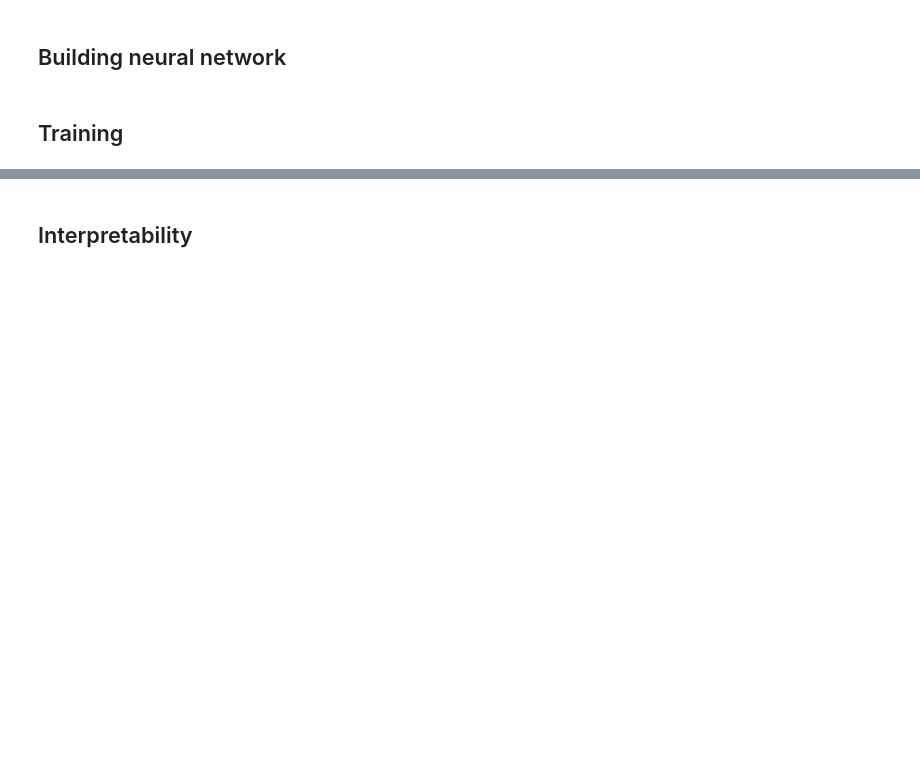
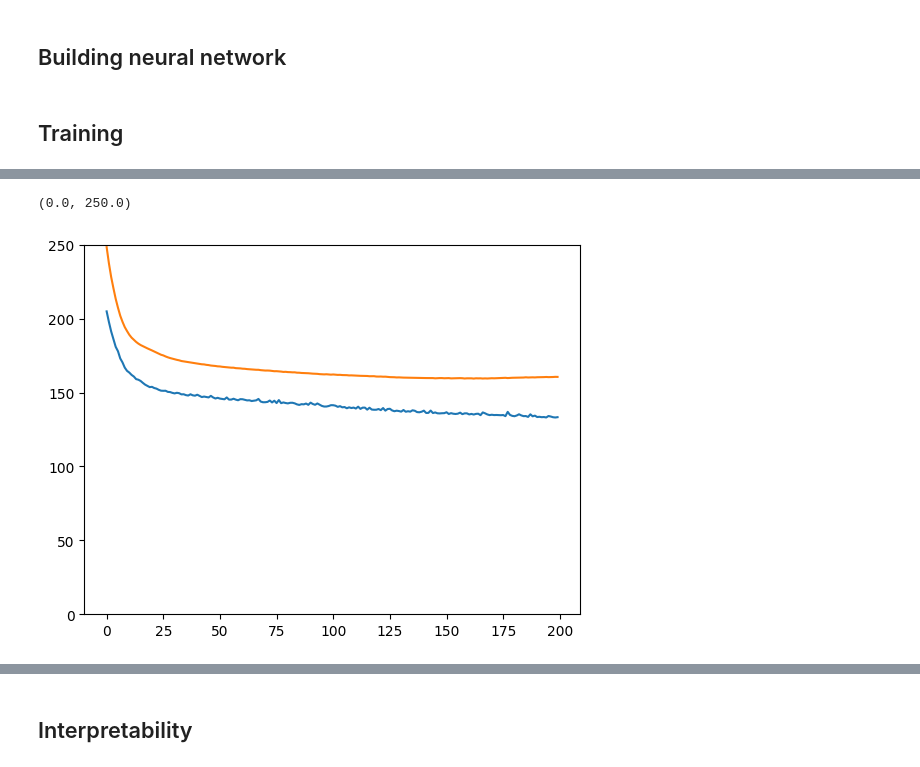
Before and after one commit to BDomzal/inks, a Jupyter notebook: inks_nn.ipynb, the cells around one changed output, grey strips where cells are left out. Saved outputs shown, nothing was run; the diff lists cells and outputs as text; code cells hidden in the pictures; blank space fills up the shorter version.

```diff
--- a/inks_nn.ipynb
+++ b/inks_nn.ipynb
@@ -110,2 +168,5 @@ y = inDKs_df[inks_colnames]
+# %%
+loader = DataLoader(list(zip(X_train, y_train)), shuffle=True, batch_size=100)
+test_loader = DataLoader(list(zip(X_test, y_test)))
 # %% [markdown]
 ## Building neural network
@@ -115,0 +342,15 @@ y = inDKs_df[inks_colnames]
+# %%
+plt.plot(train_losses)
+plt.plot(test_losses)
+plt.ylim(0, 250)
+
+# nn.Linear(29, 50),
+# nn.ReLU(),
+# nn.Linear(50,29))
+
+#lr 0.0001
+#batch size 100
+#Adam
+# %% [output]
+(0.0, 250.0)
+[figure, added]
```
Also changed, not shown: parts of 24 cells of this notebook.
